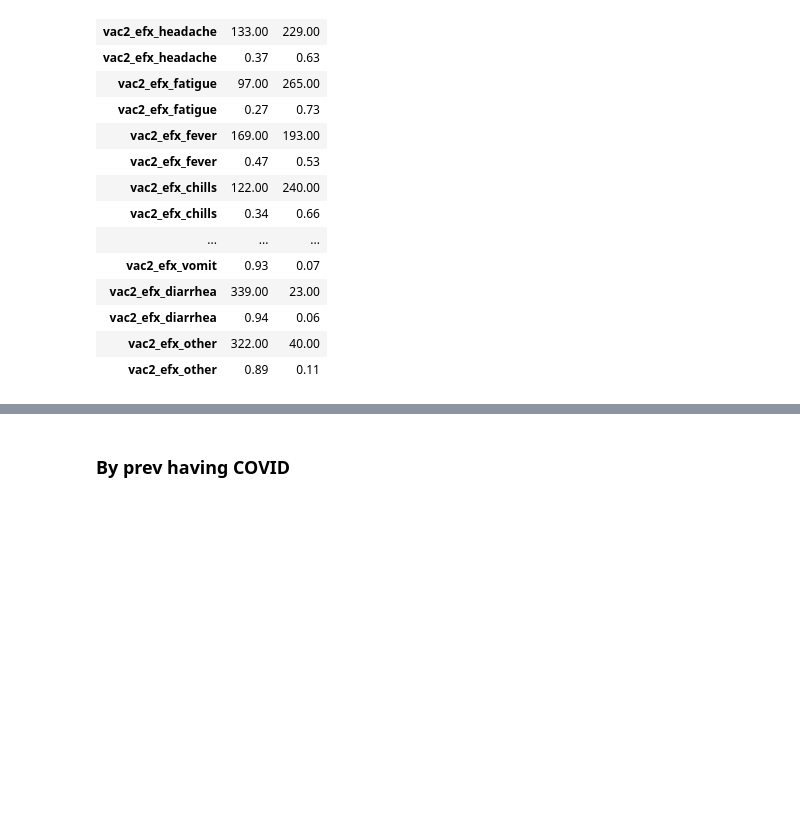
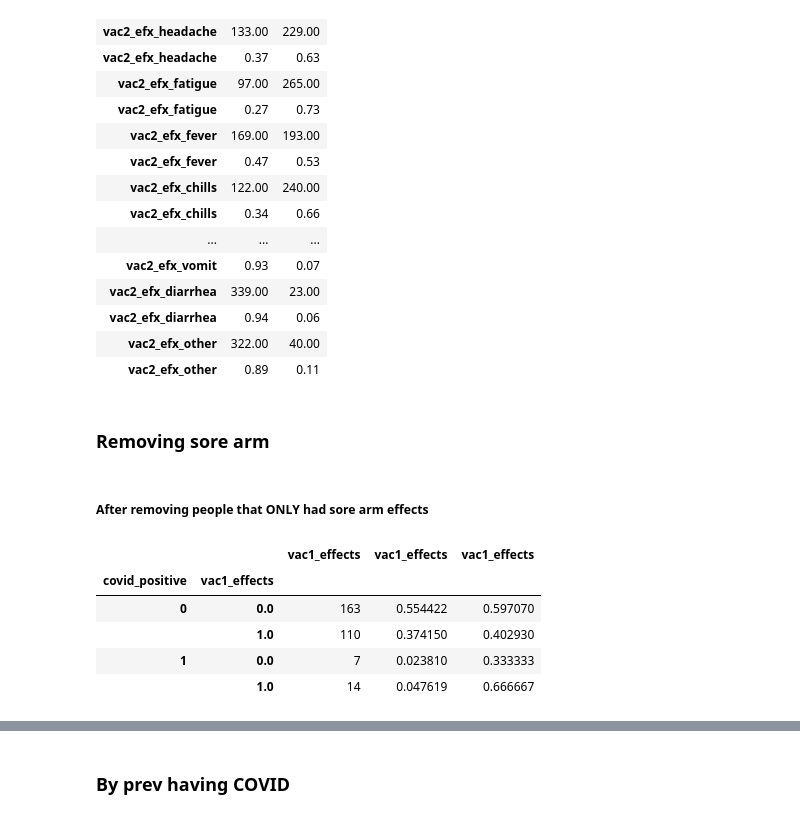
Before and after one commit to amillner/notebook_show, a Jupyter notebook: vaccine_survey.ipynb, the cells around one changed output, grey strips where cells are left out. Saved outputs shown, nothing was run; the diff lists cells and outputs as text; code cells hidden in the pictures; blank space fills up the shorter version.

Commit message:
Update vaccine_survey.ipynb
Added people with virus but without sore arm

```diff
--- a/vaccine_survey.ipynb
+++ b/vaccine_survey.ipynb
@@ -212,3 +212,23 @@ t.T
 | vac2_efx_diarrhea | 0.94 | 0.06 |
 | vac2_efx_other | 322.00 | 40.00 |
 | vac2_efx_other | 0.89 | 0.11 |
+# %% [markdown]
+### Removing sore arm
+# %%
+vac1_sidefx=['vac1_efx_sorearm','vac1_efx_headache','vac1_efx_fatigue','vac1_efx_fever','vac1_efx_chills','vac1_efx_bodyache','vac1_efx_vomit','vac1_efx_diarrhea','vac1_efx_other']
+vac2_sidefx=['vac2_efx_sorearm','vac2_efx_headache','vac2_efx_fatigue','vac2_efx_fever','vac2_efx_chills','vac2_efx_bodyache','vac2_efx_vomit','vac2_efx_diarrhea','vac2_efx_other']
+# %%
+d_vac1_nosorearm=d[~((d[vac1_sidefx].sum(axis=1)==1)&(d['vac1_efx_sorearm']==1))]
+d_vac2_nosorearm=d[~((d[vac2_sidefx].sum(axis=1)==1)&(d['vac2_efx_sorearm']==1))]
+# %% [markdown]
+##### After removing people that ONLY had sore arm effects
+# %%
+#First vaccine
+gpby_tabl_cnt_pct(d_vac1_nosorearm,['covid_positive','vac1_effects'],'vac1_effects',reg=False)
+# %% [output]
+|  |  | vac1_effects | vac1_effects | vac1_effects |
+| covid_positive | vac1_effects |  |  |  |
+| 0 | 0.0 | 163 | 0.554422 | 0.597070 |
+|  | 1.0 | 110 | 0.374150 | 0.402930 |
+| 1 | 0.0 | 7 | 0.023810 | 0.333333 |
+|  | 1.0 | 14 | 0.047619 | 0.666667 |
```
Also changed, not shown: parts of 1 cell of this notebook.
